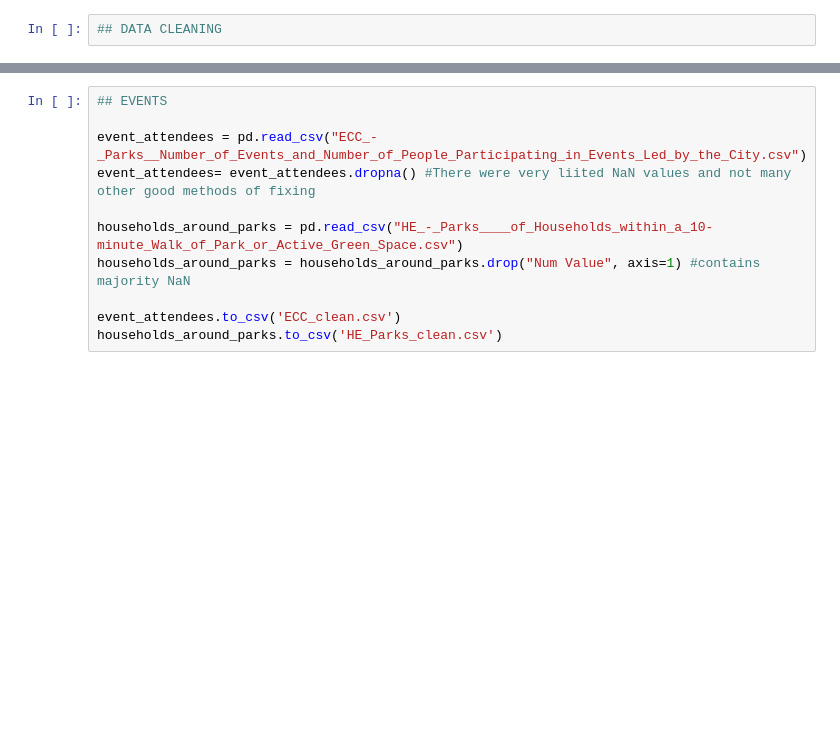
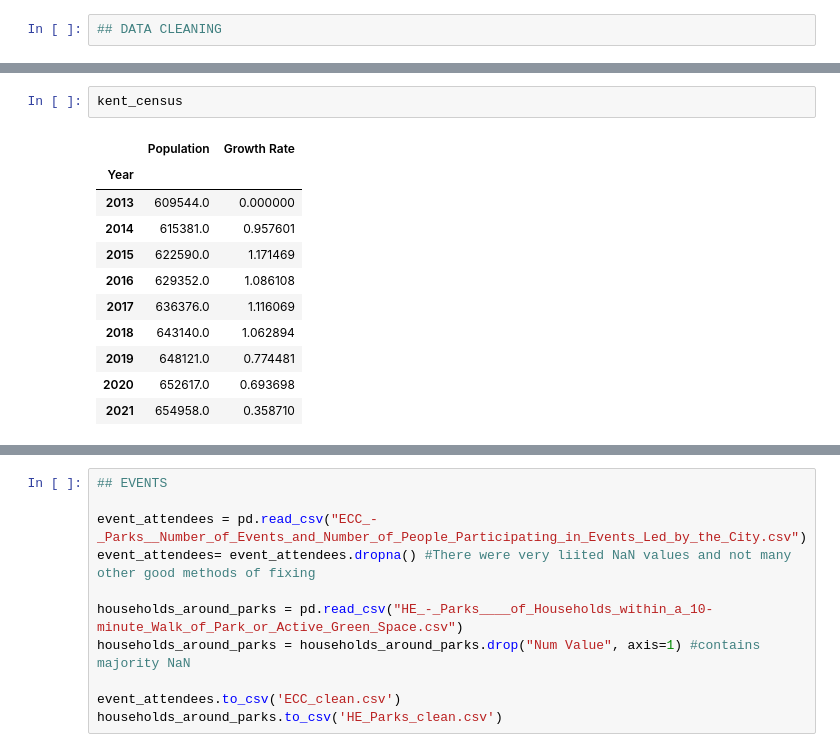
Before and after one commit to lafeirjo/City_Of_Grand_Rapids_Social_Impact, a Jupyter notebook: Data_Cleaning/Capstone_Data_Cleaning_Organized.ipynb, the cells around one changed output, grey strips where cells are left out. Drawn from its saved outputs; the diff is of its cells as text; blank space fills up the shorter version.

```diff
--- a/Data_Cleaning/Capstone_Data_Cleaning_Organized.ipynb
+++ b/Data_Cleaning/Capstone_Data_Cleaning_Organized.ipynb
@@ -40,3 +28,17 @@ census
+# %%
+kent_census
+# %% [output]
+|  | Population | Growth Rate |
+| Year |  |  |
+| 2013 | 609544.0 | 0.000000 |
+| 2014 | 615381.0 | 0.957601 |
+| 2015 | 622590.0 | 1.171469 |
+| 2016 | 629352.0 | 1.086108 |
+| 2017 | 636376.0 | 1.116069 |
+| 2018 | 643140.0 | 1.062894 |
+| 2019 | 648121.0 | 0.774481 |
+| 2020 | 652617.0 | 0.693698 |
+| 2021 | 654958.0 | 0.358710 |
 # %%
 plt.plot(kent_census)
 # %% [output]
```
Also changed, not shown: parts of 6 cells of this notebook.
